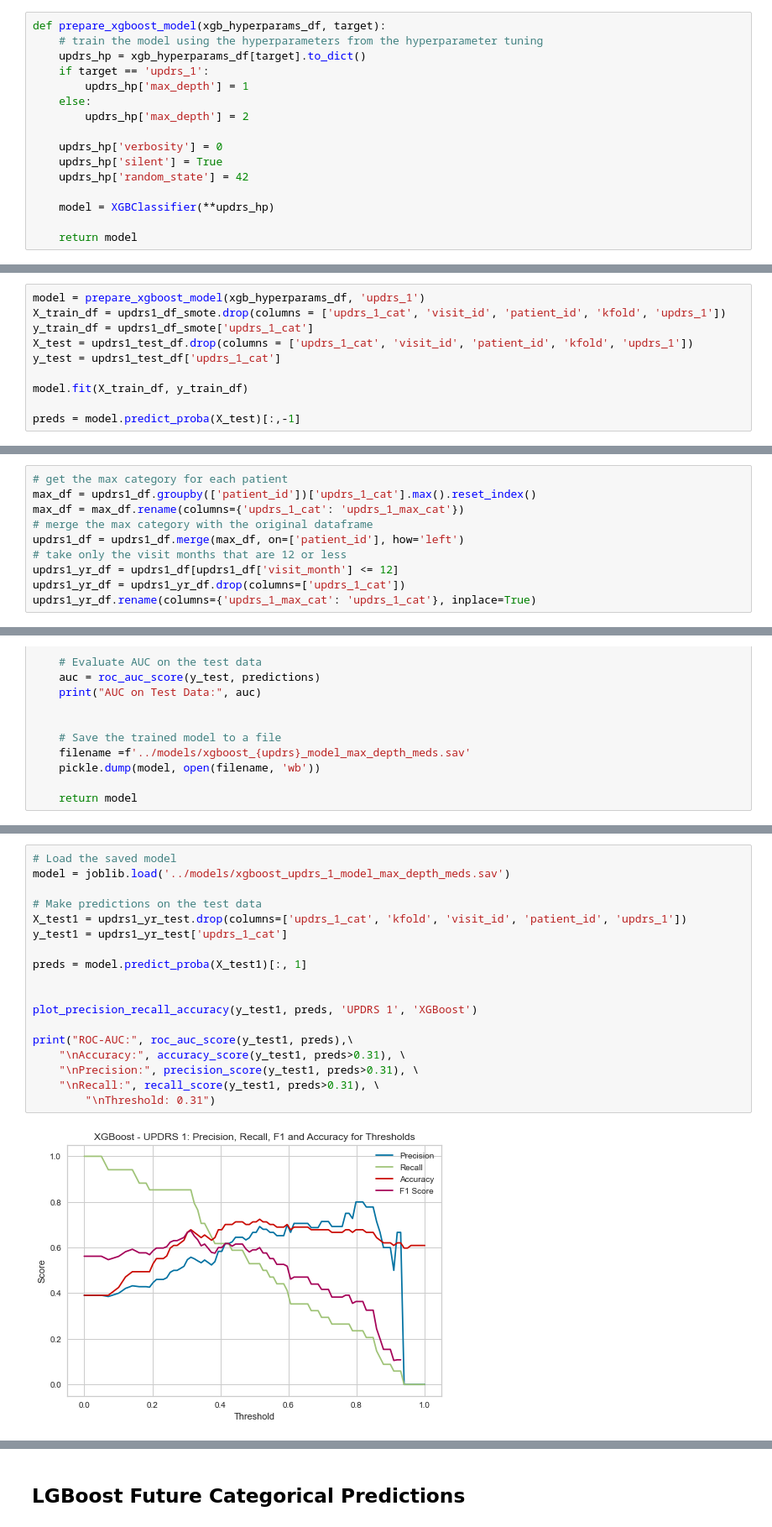
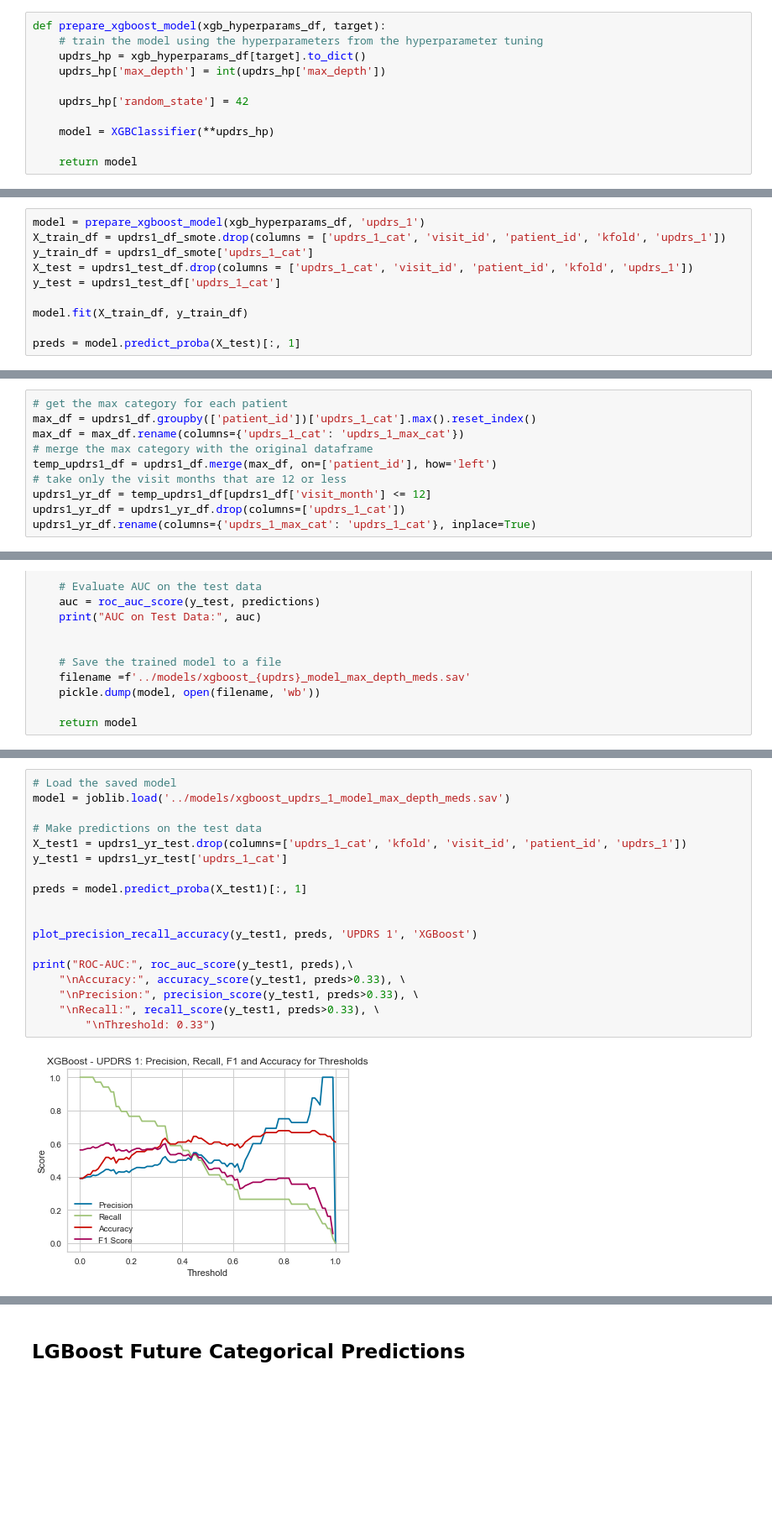
Before and after one commit to dagartga/Boosted-Models-for-Parkinsons-Prediction, a Jupyter notebook: parkinsons_1/notebooks/Compare_medication_SMOTE_1yr_Models.ipynb, the cells around one changed output, grey strips where cells are left out. Shown at 84% size. Cells and saved outputs as stored; diff of their text form; blank space fills up the shorter version.

```diff
--- a/parkinsons_1/notebooks/Compare_medication_SMOTE_1yr_Models.ipynb
+++ b/parkinsons_1/notebooks/Compare_medication_SMOTE_1yr_Models.ipynb
@@ -288,13 +288,8 @@ def cross_fold_validation(df, model, target):
 def prepare_xgboost_model(xgb_hyperparams_df, target):
     # train the model using the hyperparameters from the hyperparameter tuning
     updrs_hp = xgb_hyperparams_df[target].to_dict()
-    if target == 'updrs_1':
-        updrs_hp['max_depth'] = 1
-    else:
-        updrs_hp['max_depth'] = 2
+    updrs_hp['max_depth'] = int(updrs_hp['max_depth'])
 
-    updrs_hp['verbosity'] = 0
-    updrs_hp['silent'] = True
     updrs_hp['random_state'] = 42
 
     model = XGBClassifier(**updrs_hp)
@@ -358,5 +347,5 @@ y_test = updrs1_test_df['updrs_1_cat']
 
 model.fit(X_train_df, y_train_df)
 
-preds = model.predict_proba(X_test)[:,-1]
+preds = model.predict_proba(X_test)[:, 1]
 # %%
@@ -422,9 +411,9 @@ roc_auc_score(y_test, preds>0.33), accuracy_score(y_test, preds>0.33), precision
 max_df = updrs1_df.groupby(['patient_id'])['updrs_1_cat'].max().reset_index()
 max_df = max_df.rename(columns={'updrs_1_cat': 'updrs_1_max_cat'})
 # merge the max category with the original dataframe
-updrs1_df = updrs1_df.merge(max_df, on=['patient_id'], how='left')
+temp_updrs1_df = updrs1_df.merge(max_df, on=['patient_id'], how='left')
 # take only the visit months that are 12 or less
-updrs1_yr_df = updrs1_df[updrs1_df['visit_month'] <= 12]
+updrs1_yr_df = temp_updrs1_df[updrs1_df['visit_month'] <= 12]
 updrs1_yr_df = updrs1_yr_df.drop(columns=['updrs_1_cat'])
 updrs1_yr_df.rename(columns={'updrs_1_max_cat': 'updrs_1_cat'}, inplace=True)
 # %%
@@ -633,20 +632,20 @@ Train AUC = 1.0
 # %%
 # Load the saved model
 model = joblib.load('../models/xgboost_updrs_1_model_max_depth_meds.sav')
 
 # Make predictions on the test data
 X_test1 = updrs1_yr_test.drop(columns=['updrs_1_cat', 'kfold', 'visit_id', 'patient_id', 'updrs_1'])
 y_test1 = updrs1_yr_test['updrs_1_cat']
 
 preds = model.predict_proba(X_test1)[:, 1]
 
 
 plot_precision_recall_accuracy(y_test1, preds, 'UPDRS 1', 'XGBoost')
 
 print("ROC-AUC:", roc_auc_score(y_test1, preds),\
-    "\nAccuracy:", accuracy_score(y_test1, preds>0.31), \
-    "\nPrecision:", precision_score(y_test1, preds>0.31), \
-    "\nRecall:", recall_score(y_test1, preds>0.31), \
-        "\nThreshold: 0.31")
+    "\nAccuracy:", accuracy_score(y_test1, preds>0.33), \
+    "\nPrecision:", precision_score(y_test1, preds>0.33), \
+    "\nRecall:", recall_score(y_test1, preds>0.33), \
+        "\nThreshold: 0.33")
 # %% [output]
-[figure, old version]
+[figure, new version]
```
Also changed, not shown: parts of 32 cells of this notebook, 43 other files.
